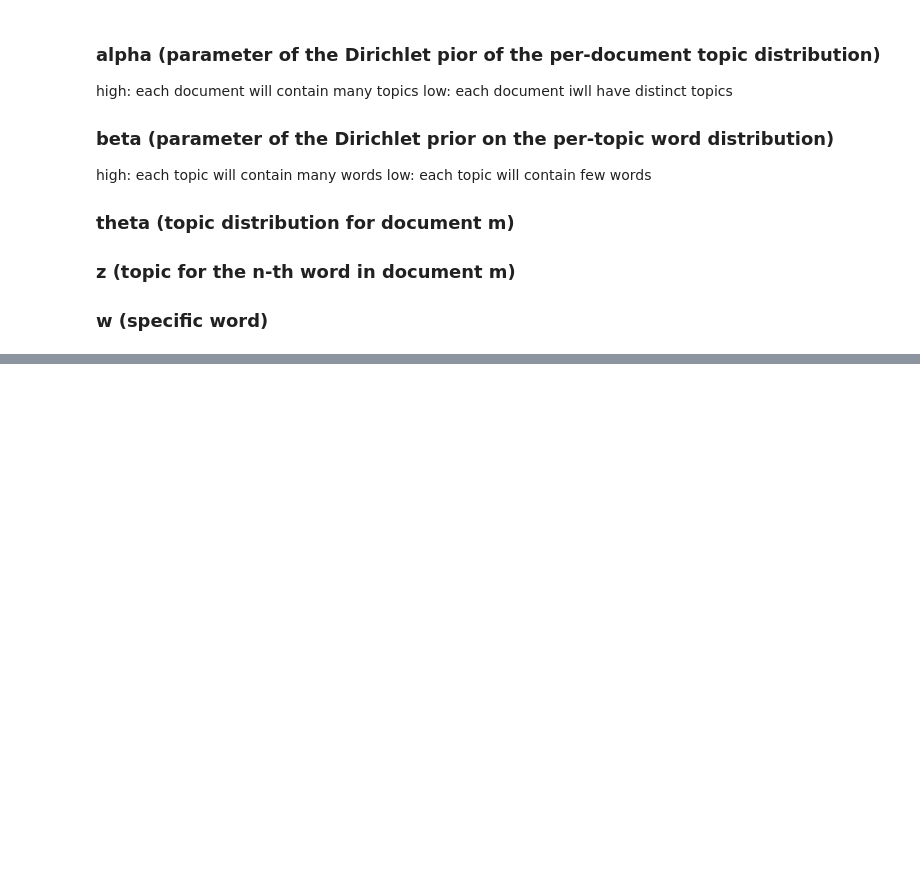
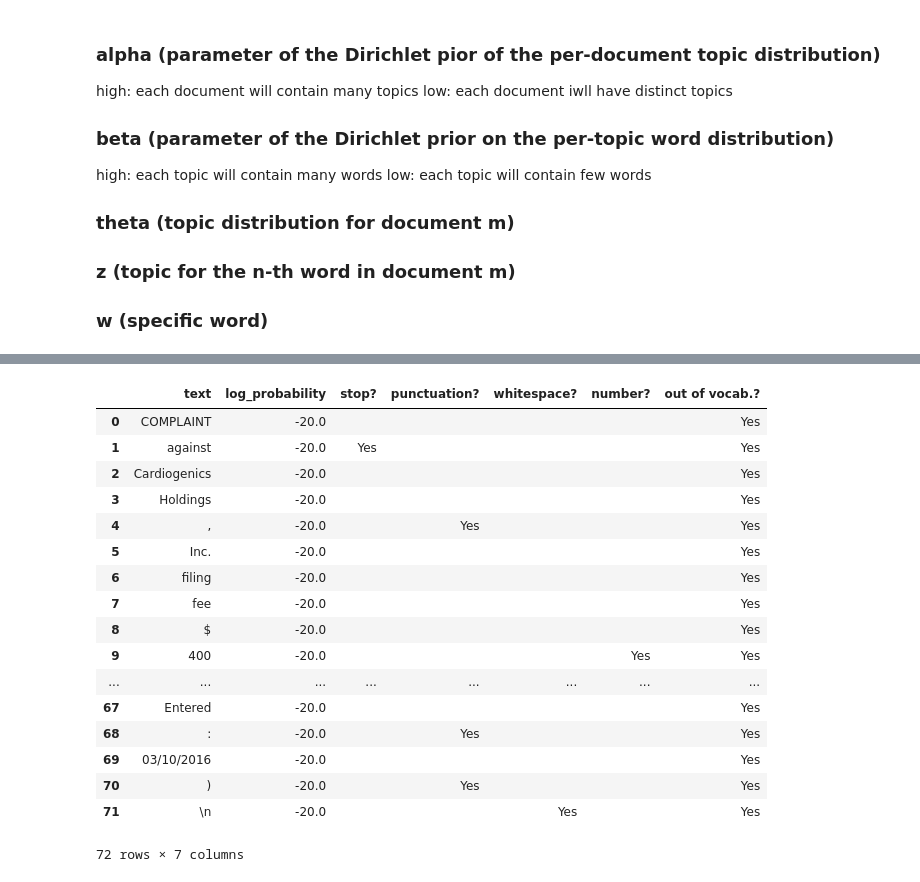
Before and after one commit to a35931chi/AI-Paralegal, a Jupyter notebook: application to docket texts.ipynb, the cells around one changed output, grey strips where cells are left out. Cells and saved outputs as stored; diff of their text form; code cells hidden in the pictures; blank space fills up the shorter version.

Commit message:
imported docket texts and treated with spacy nlp. examining sample texts

```diff
--- a/application to docket texts.ipynb
+++ b/application to docket texts.ipynb
@@ -39,0 +123,2 @@ low: each topic will contain few words
+# %%
+docket_txt_filepath = 'docket_texts/docket_text_all.txt'
@@ -39,0 +152,10 @@ low: each topic will contain few words
+# %%
+# extracting a review for testing
+start = 0
+finish = 10
+with codecs.open(docket_txt_filepath, encoding = 'utf_8') as f:
+    sample_review = list(it.islice(f, start, finish))[0]
+    length = len(list(f))
+
+print('# of reviews {}'.format(length))
+print(sample_review)
@@ -39,0 +165,4 @@ low: each topic will contain few words
+# %%
+%%time
+#using NLP (SpaCy English) to parse the review text
+parsed_review = nlp(sample_review)
@@ -40,3 +298,40 @@ low: each topic will contain few words
+# %%
+token_attributes = [(token.orth_, #Verbatim text content
+                     token.prob, #Smoothed log probability estimate of token's type
+                     token.is_stop, #Is the token part of a "stop list"
+                     token.is_punct, #Is the token punctuation
+                     token.is_space, #Does the token consist of whitespace characters
+                     token.like_num, #Does the token represent a number
+                     token.is_oov) #Is the token out-of-vocabulary
+                    for token in parsed_review]
+
+df_temp = pd.DataFrame(token_attributes,
+                       columns=['text', 'log_probability', 'stop?', 'punctuation?',
+                                'whitespace?', 'number?', 'out of vocab.?'])
+
+df_temp.loc[:, 'stop?':'out of vocab.?'] = (df_temp.loc[:, 'stop?':'out of vocab.?']
+                                            .applymap(lambda x: u'Yes' if x else u''))
+
+df_temp
+# %% [output]
+|  | text | log_probability | stop? | punctuation? | whitespace? | number? | out of vocab.? |
+| 0 | COMPLAINT | -20.0 |  |  |  |  | Yes |
+| 1 | against | -20.0 | Yes |  |  |  | Yes |
+| 2 | Cardiogenics | -20.0 |  |  |  |  | Yes |
+| 3 | Holdings | -20.0 |  |  |  |  | Yes |
+| 4 | , | -20.0 |  | Yes |  |  | Yes |
+| 5 | Inc. | -20.0 |  |  |  |  | Yes |
+| 6 | filing | -20.0 |  |  |  |  | Yes |
+| 7 | fee | -20.0 |  |  |  |  | Yes |
+| 8 | $ | -20.0 |  |  |  |  | Yes |
+| 9 | 400 | -20.0 |  |  |  | Yes | Yes |
+| ... | ... | ... | ... | ... | ... | ... | ... |
+| 67 | Entered | -20.0 |  |  |  |  | Yes |
+| 68 | : | -20.0 |  | Yes |  |  | Yes |
+| 69 | 03/10/2016 | -20.0 |  |  |  |  | Yes |
+| 70 | ) | -20.0 |  | Yes |  |  | Yes |
+| 71 | \n | -20.0 |  |  | Yes |  | Yes |
+72 rows × 7 columns
 # %%
 ### import corpus, only for relevant texts
 # %%
```
Also changed, not shown: parts of 15 cells of this notebook, 14 other files.
